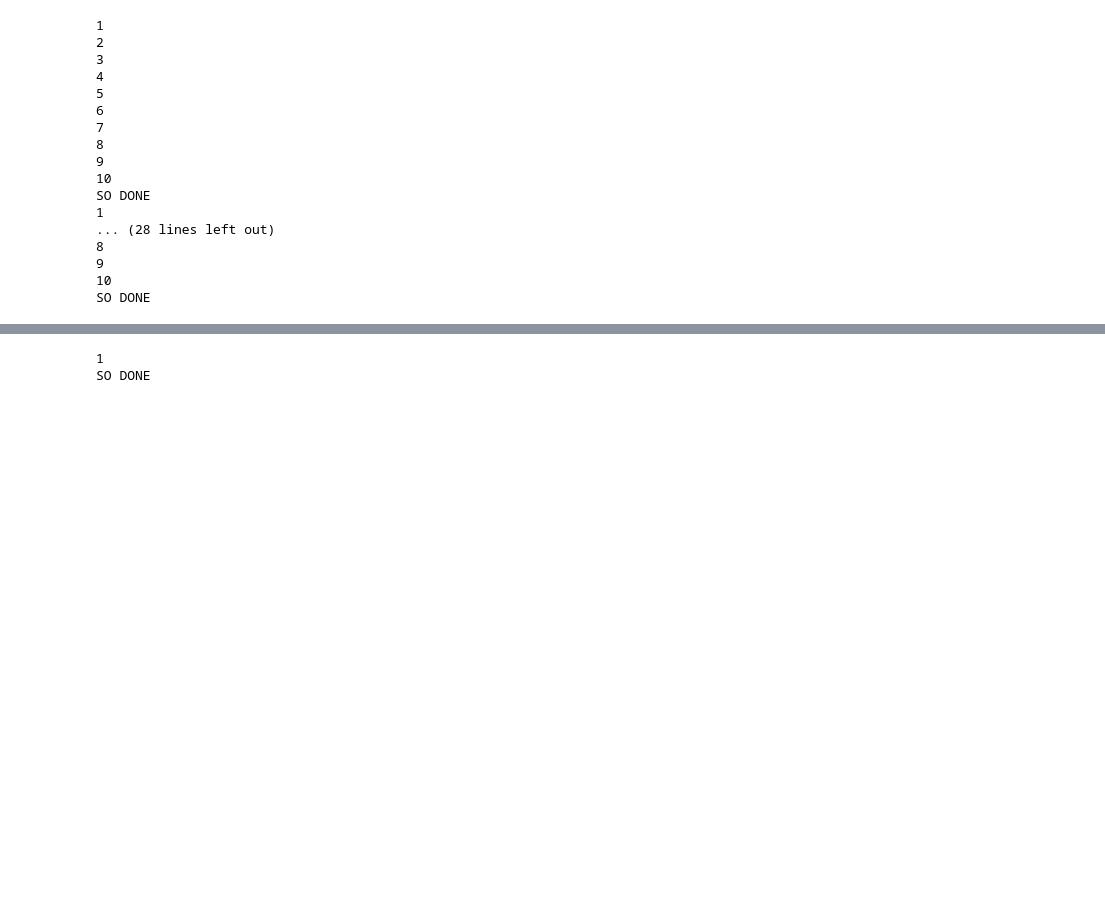
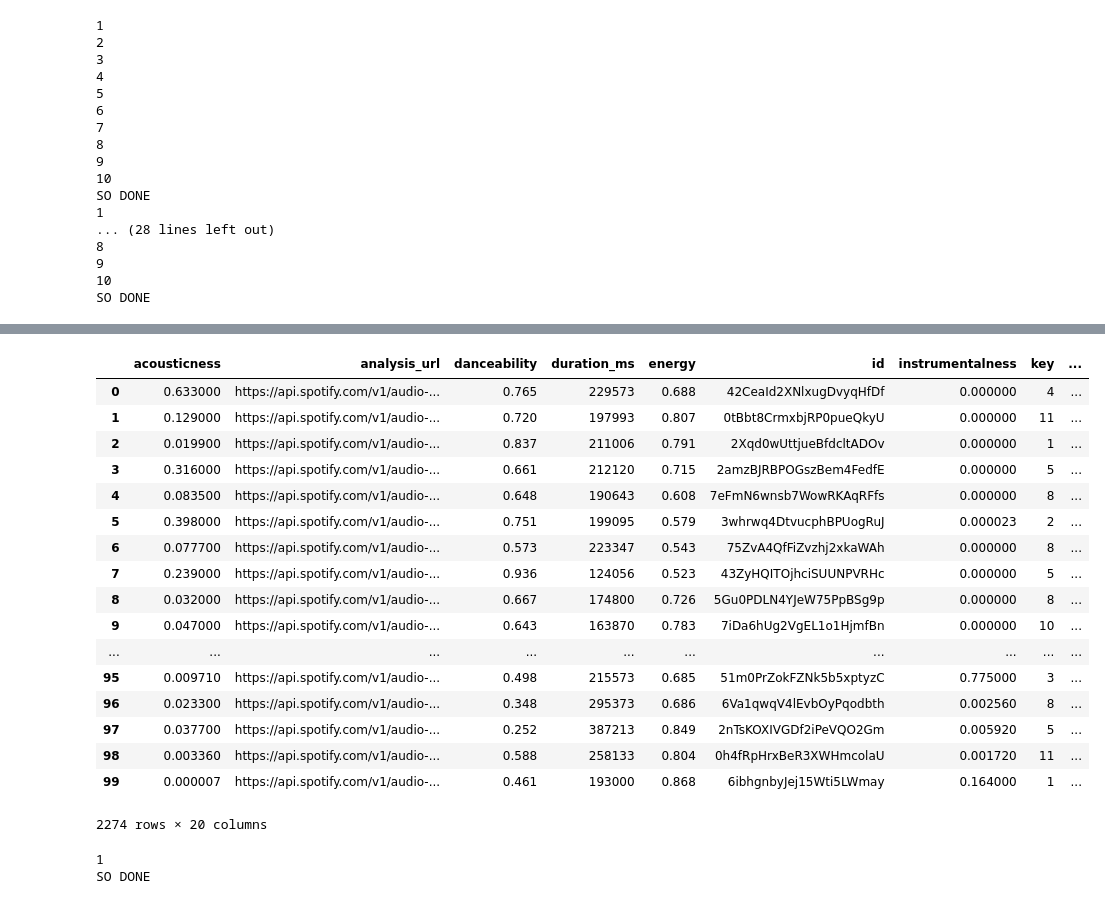
Before and after one commit to juanjorgegarcia/TuneMyMood, a Jupyter notebook: Data Collector.ipynb, the cells around one changed output, grey strips where cells are left out. Drawn from its saved outputs; the diff is of its cells as text; code cells hidden in the pictures; blank space fills up the shorter version.

```diff
--- a/Data Collector.ipynb
+++ b/Data Collector.ipynb
@@ -356,4 +346,26 @@ df_all = list_download_blank(list_all)
 SO DONE
+# %%
+df_all = df_all.drop_duplicates()
+df_all
+# %% [output]
+|  | acousticness | analysis_url | danceability | duration_ms | energy | id | instrumentalness | key | ... |
+| 0 | 0.633000 | https://api.spotify.com/v1/audio-... | 0.765 | 229573 | 0.688 | 42CeaId2XNlxugDvyqHfDf | 0.000000 | 4 | ... |
+| 1 | 0.129000 | https://api.spotify.com/v1/audio-... | 0.720 | 197993 | 0.807 | 0tBbt8CrmxbjRP0pueQkyU | 0.000000 | 11 | ... |
+| 2 | 0.019900 | https://api.spotify.com/v1/audio-... | 0.837 | 211006 | 0.791 | 2Xqd0wUttjueBfdcltADOv | 0.000000 | 1 | ... |
+| 3 | 0.316000 | https://api.spotify.com/v1/audio-... | 0.661 | 212120 | 0.715 | 2amzBJRBPOGszBem4FedfE | 0.000000 | 5 | ... |
+| 4 | 0.083500 | https://api.spotify.com/v1/audio-... | 0.648 | 190643 | 0.608 | 7eFmN6wnsb7WowRKAqRFfs | 0.000000 | 8 | ... |
+| 5 | 0.398000 | https://api.spotify.com/v1/audio-... | 0.751 | 199095 | 0.579 | 3whrwq4DtvucphBPUogRuJ | 0.000023 | 2 | ... |
+| 6 | 0.077700 | https://api.spotify.com/v1/audio-... | 0.573 | 223347 | 0.543 | 75ZvA4QfFiZvzhj2xkaWAh | 0.000000 | 8 | ... |
+| 7 | 0.239000 | https://api.spotify.com/v1/audio-... | 0.936 | 124056 | 0.523 | 43ZyHQITOjhciSUUNPVRHc | 0.000000 | 5 | ... |
+| 8 | 0.032000 | https://api.spotify.com/v1/audio-... | 0.667 | 174800 | 0.726 | 5Gu0PDLN4YJeW75PpBSg9p | 0.000000 | 8 | ... |
+| 9 | 0.047000 | https://api.spotify.com/v1/audio-... | 0.643 | 163870 | 0.783 | 7iDa6hUg2VgEL1o1HjmfBn | 0.000000 | 10 | ... |
+| ... | ... | ... | ... | ... | ... | ... | ... | ... | ... |
+| 95 | 0.009710 | https://api.spotify.com/v1/audio-... | 0.498 | 215573 | 0.685 | 51m0PrZokFZNk5b5xptyzC | 0.775000 | 3 | ... |
+| 96 | 0.023300 | https://api.spotify.com/v1/audio-... | 0.348 | 295373 | 0.686 | 6Va1qwqV4lEvbOyPqodbth | 0.002560 | 8 | ... |
+| 97 | 0.037700 | https://api.spotify.com/v1/audio-... | 0.252 | 387213 | 0.849 | 2nTsKOXIVGDf2iPeVQO2Gm | 0.005920 | 5 | ... |
+| 98 | 0.003360 | https://api.spotify.com/v1/audio-... | 0.588 | 258133 | 0.804 | 0h4fRpHrxBeR3XWHmcolaU | 0.001720 | 11 | ... |
+| 99 | 0.000007 | https://api.spotify.com/v1/audio-... | 0.461 | 193000 | 0.868 | 6ibhgnbyJej15Wti5LWmay | 0.164000 | 1 | ... |
+2274 rows × 20 columns
 # %%
 df_all.to_csv("giant_df.csv",encoding="utf-8")
 # %%
```
Also changed, not shown: parts of 6 cells of this notebook, 29 other files.
